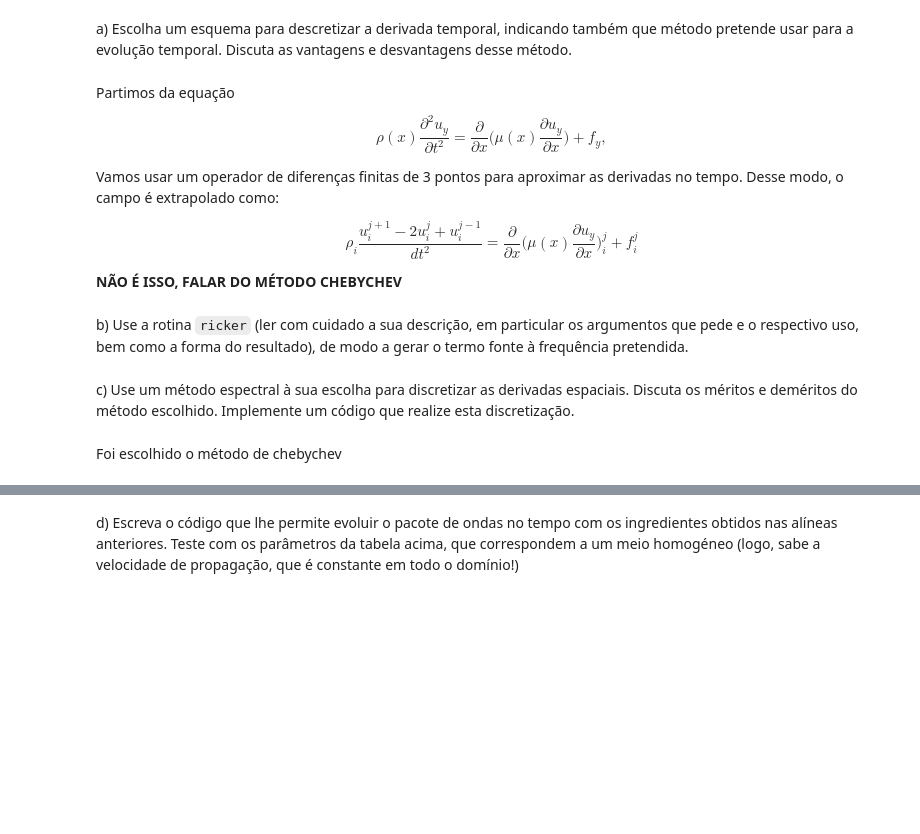
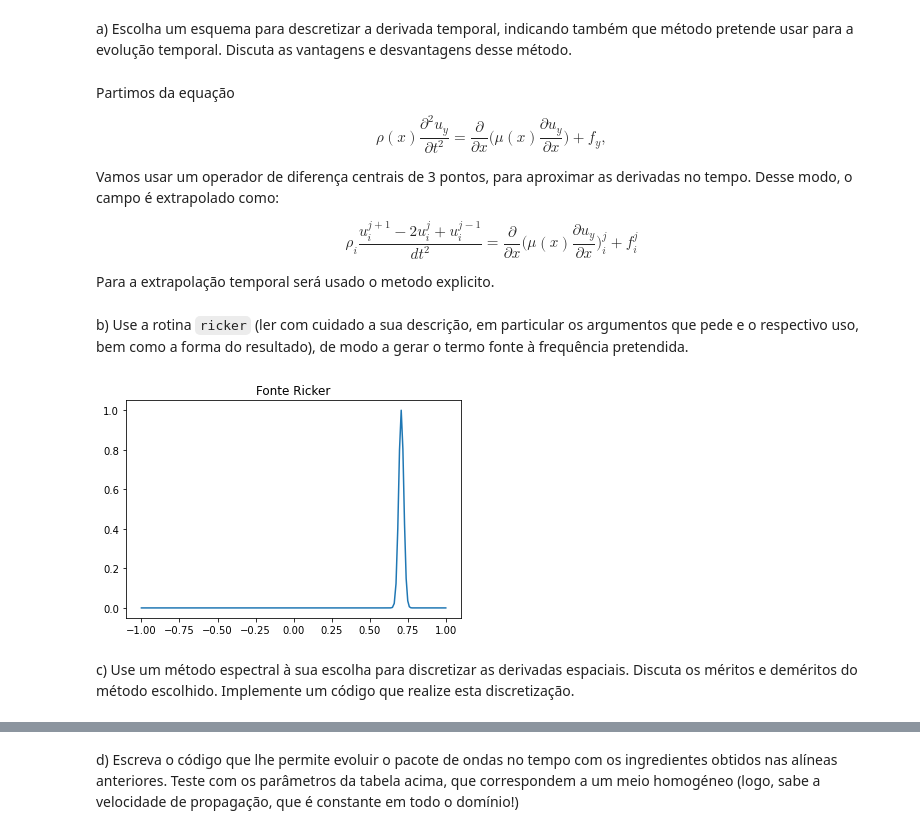
Before and after one commit to caua-veiga/Metodos-Computacionais-2022, a Jupyter notebook: TPC 3/TPC3_2022.ipynb, the cells around one changed output, grey strips where cells are left out. Cells and saved outputs as stored; diff of their text form; code cells hidden in the pictures; blank space fills up the shorter version.

```diff
--- a/TPC 3/TPC3_2022.ipynb
+++ b/TPC 3/TPC3_2022.ipynb
@@ -27,14 +27,13 @@ Partimos da equação
 
 $$\rho(x) \frac{\partial^2 u_y}{\partial t^2} = \frac{\partial}{\partial x} \bigg( \mu(x) \frac{\partial u_y}{\partial x}\bigg) + f_y,$$
 
-Vamos usar um operador de diferenças finitas de 3 pontos para aproximar as derivadas no tempo. Desse modo, o campo é extrapolado como:
+Vamos usar um operador de diferença centrais de 3 pontos, para aproximar as derivadas no tempo. Desse modo, o campo é extrapolado como:
 
 $$
 \rho_i\frac{u_{i}^{j+1} - 2u_{i}^{j} + u_{i}^{j-1}}{dt^2}= \frac{\partial}{\partial x}\bigg(\mu(x) \frac{\partial u_y}{\partial x}\bigg)_{i}^{j} + f_{i}^{j}
 $$
 
-
-**NÃO É ISSO, FALAR DO MÉTODO CHEBYCHEV**
+Para a extrapolação temporal será usado o metodo explicito.
 # %% [markdown]
 b) Use a rotina `ricker` (ler com cuidado a sua descrição, em particular os argumentos que pede e o respectivo uso, bem como a forma do resultado), de modo a gerar o termo fonte à frequência pretendida.
 # %%
@@ -43,66 +42,63 @@ from numpy import *
 import matplotlib.pyplot as plt
 from ricker import ricker
 # %%
+def fonte(rho, mu, f0, nx, tmax):
+    '''Função para o termo fonte'''
 
-def fonte(rho, mu, f0, nx, tmax):
-    # Basic parameters
-    # ---------------------------------------------------------------
-    #nt = 5000        # number of time steps
-    #tmax  = 0.0006
-    eps   = 1.4       # stability limit
-    isx   = 100
+    eps   = 1.4       # Limite de estabilidade
+    isx   = 200
     lw    = 0.7
     ft    = 10
-    #f0    = 100000    # 100kHz dominant frequency
 
-    # material parameters
-
+    # Velocidade de propagação
     c   = np.sqrt(mu/rho)
 
-
-    # space domain
-    xs = np.floor(nx/4)      # source location
+    xs = np.floor(nx/4)      # Inicio termo fonte
     xr = np.floor(nx*0.8)
     x  = np.zeros(nx+1)
 
     x[:] = np.cos(np.arange(0,nx+1)*np.pi/nx)
 
     dxmin = min(abs(np.diff(x)))
     dxmax = max(abs(np.diff(x)))
 
-    cmax = np.sqrt(np.max(mu)/np.min(rho) )
 
-    dt = eps*dxmin/c  # calculate time step from stability criterion
+    dt = eps*dxmin/c  # Calcular dt
     nt = int(round(tmax/np.max(dt)))
 
-    # source time function
+    # Função fonte no tempo
     # ---------------------------------------------------------------
-    t = np.arange(1, nt+1)*np.max(dt)  # initialize time axis
+    t = np.arange(1, nt+1)*np.max(dt)
     T0 = 1./f0
     tmp = ricker(np.max(dt), T0) ## Termo fonte
     isrc = tmp
     tmp = np.diff(tmp)
     src = np.zeros(nt)
     src[0:np.size(tmp)] = tmp
 
-    #spatial source function
+    # Função fonte espacial
     # ---------------------------------------------------------------
     sigma = 1.5*dxmax
     x0 = x[int(xs)]
     sg = np.exp(-1/sigma**2*(x-x0)**2)
     sg = sg/max(sg)
 
 
-    return src,sg, dxmax, nt, dt
+    return src,sg, dxmax, nt, dt, x
 
 
 rho=2500.
 mu=2.25*10**10
 f0=100000
-nx=100
-tmax=0.006
-src,sg, dxmax, nt, dt =  fonte(rho,mu,f0,nx,tmax)
+nx=200
+tmax=0.001
+src,sg, dxmax, nt, dt,x =  fonte(rho,mu,f0,nx,tmax)
+
+plt.figure(figsize=(6,4))
+plt.plot(x,sg)
+plt.title('Fonte Ricker')
+plt.show()
+# %% [output]
+[figure, added]
 # %% [markdown]
 c) Use um método espectral à sua escolha para discretizar as derivadas espaciais. Discuta os méritos e deméritos do método escolhido. Implemente um código que realize esta discretização.
-# %% [markdown]
-Foi escolhido o método de chebychev
```
Also changed, not shown: parts of 7 cells of this notebook, 2 other files.
